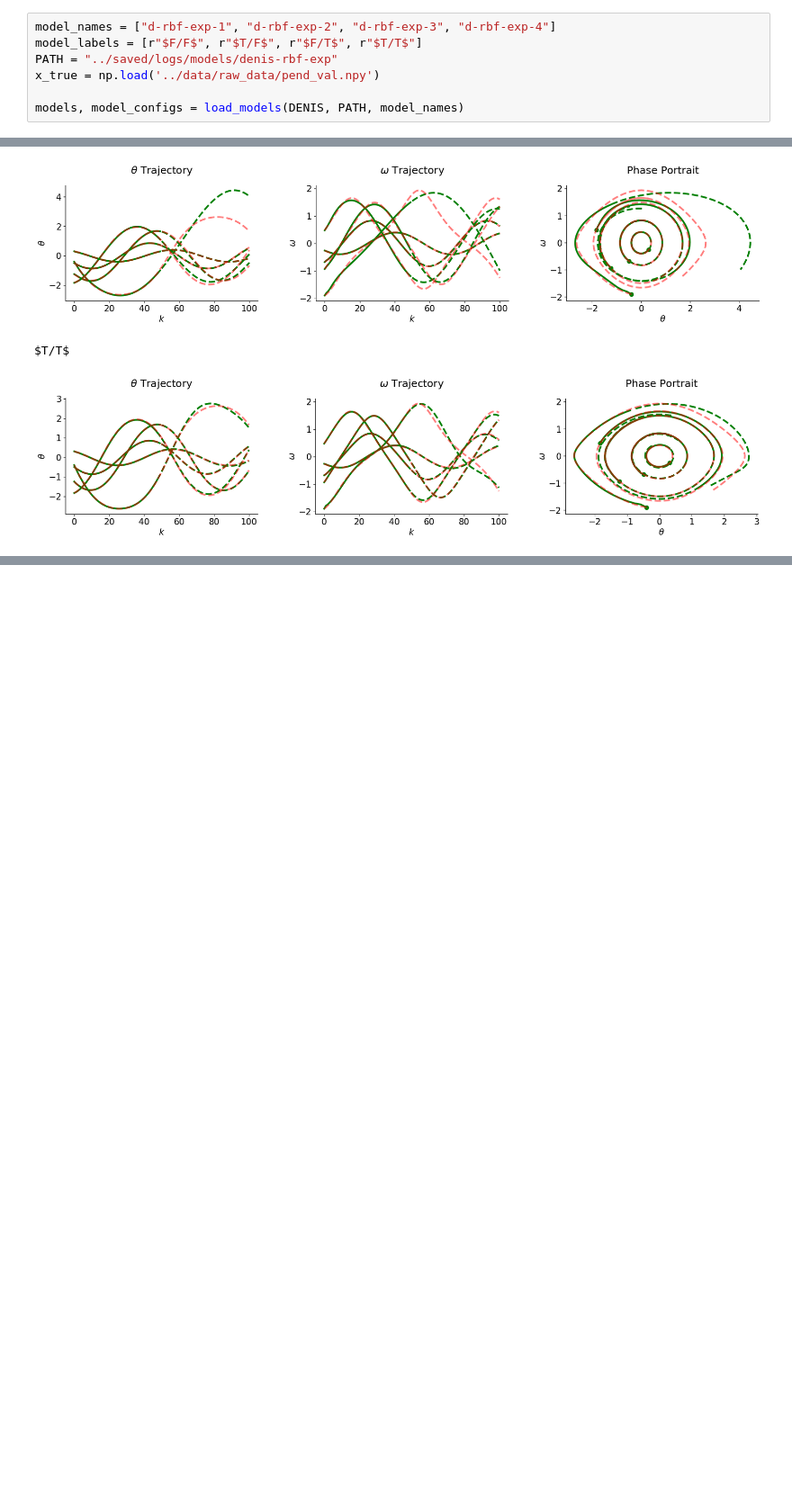
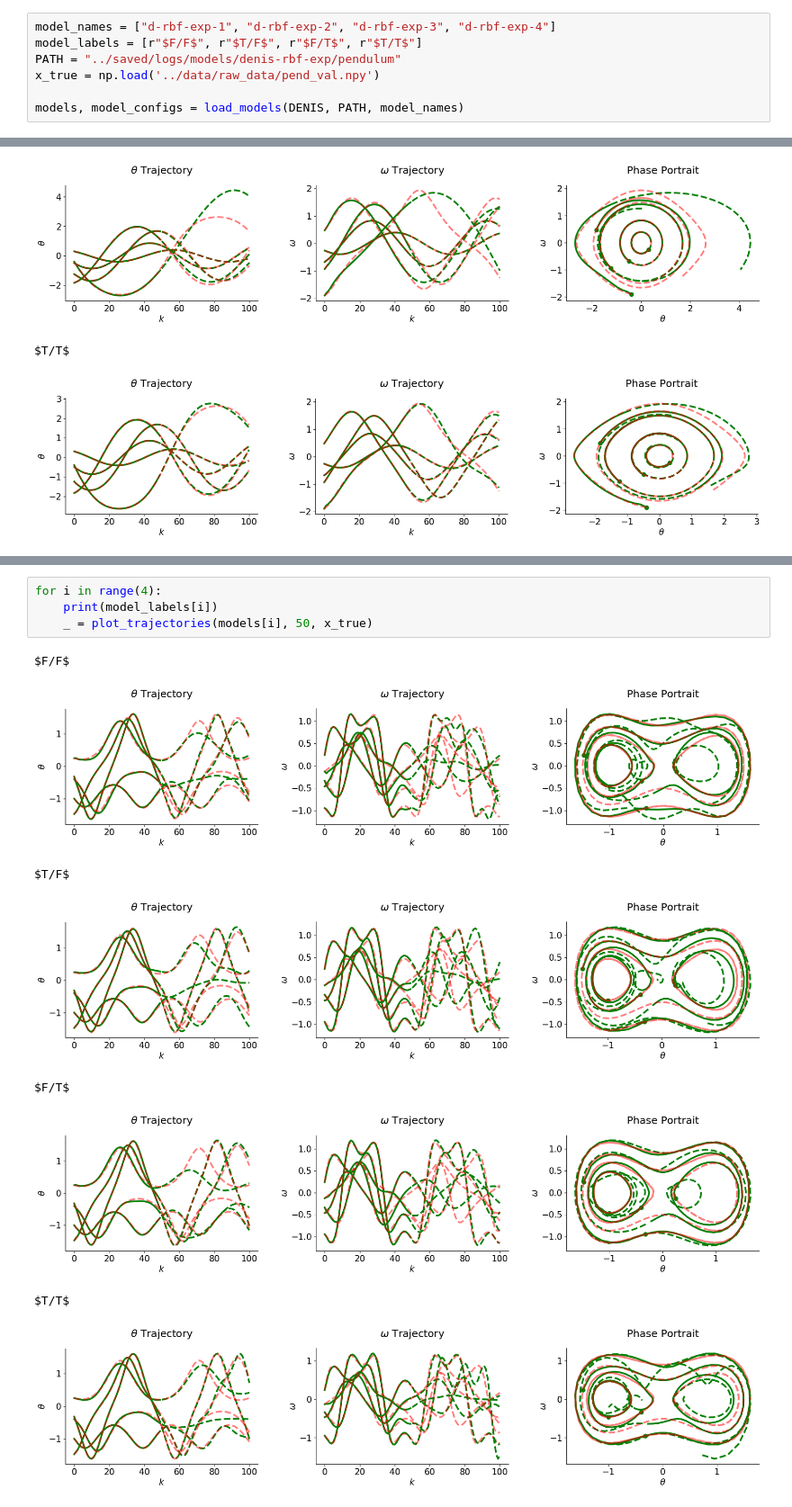
Before and after one commit to xl402/deep-koopman, a Jupyter notebook: analysis/denis-pend-rbf-exp.ipynb, the cells around one changed output, grey strips where cells are left out. Shown at 90% size. Drawn from its saved outputs; the diff is of its cells as text; blank space fills up the shorter version.

```diff
--- a/analysis/denis-pend-rbf-exp.ipynb
+++ b/analysis/denis-pend-rbf-exp.ipynb
@@ -16,7 +18,7 @@ from analysis_util import *
 # %%
 model_names = ["d-rbf-exp-1", "d-rbf-exp-2", "d-rbf-exp-3", "d-rbf-exp-4"]
 model_labels = [r"$F/F$", r"$T/F$", r"$F/T$", r"$T/T$"]
-PATH = "../saved/logs/models/denis-rbf-exp"
+PATH = "../saved/logs/models/denis-rbf-exp/pendulum"
 x_true = np.load('../data/raw_data/pend_val.npy')
 
 models, model_configs = load_models(DENIS, PATH, model_names)
@@ -54,0 +74,13 @@ results = plot_mse_mad(models, model_labels, x_true, n_shifts, t_end)
+# %%
+for i in range(4):
+    print(model_labels[i])
+    _ = plot_trajectories(models[i], 50, x_true)
+# %% [output]
+$F/F$
+[figure, added]
+$T/F$
+[figure, added]
+$F/T$
+[figure, added]
+$T/T$
+[figure, added]
```
Also changed, not shown: parts of 11 cells of this notebook, 21 other files.
